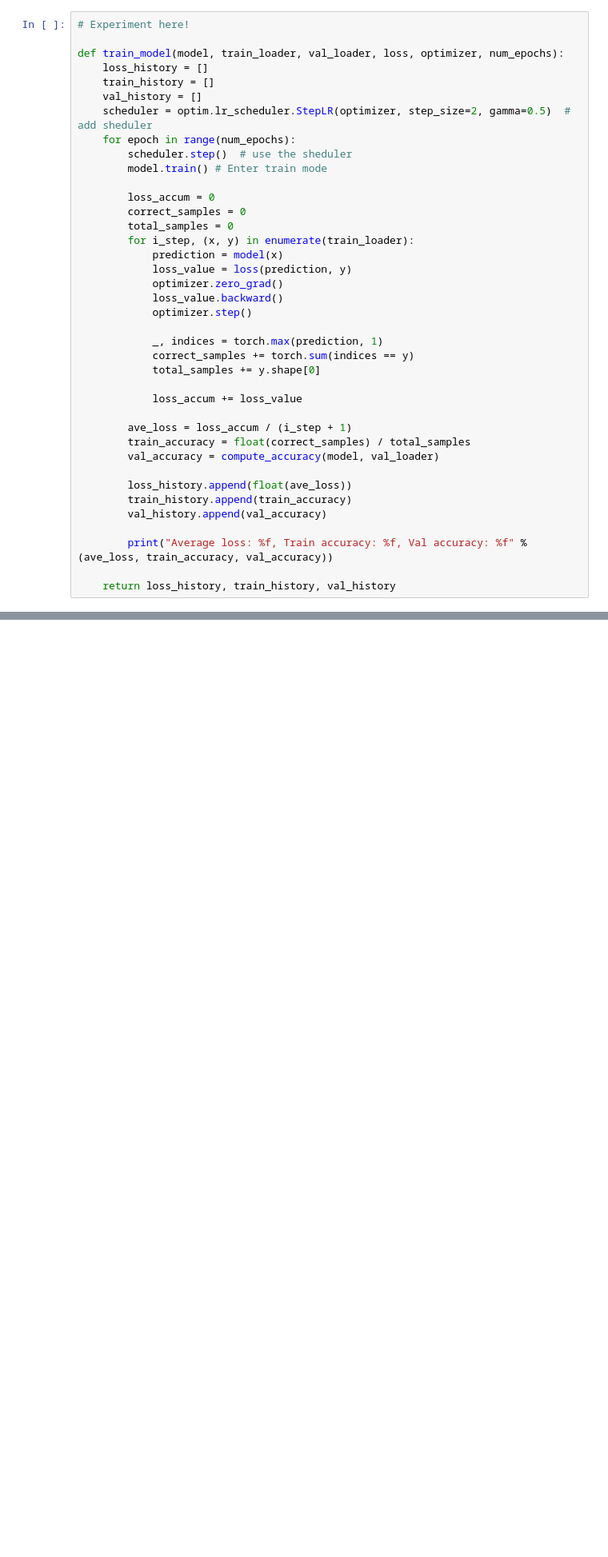
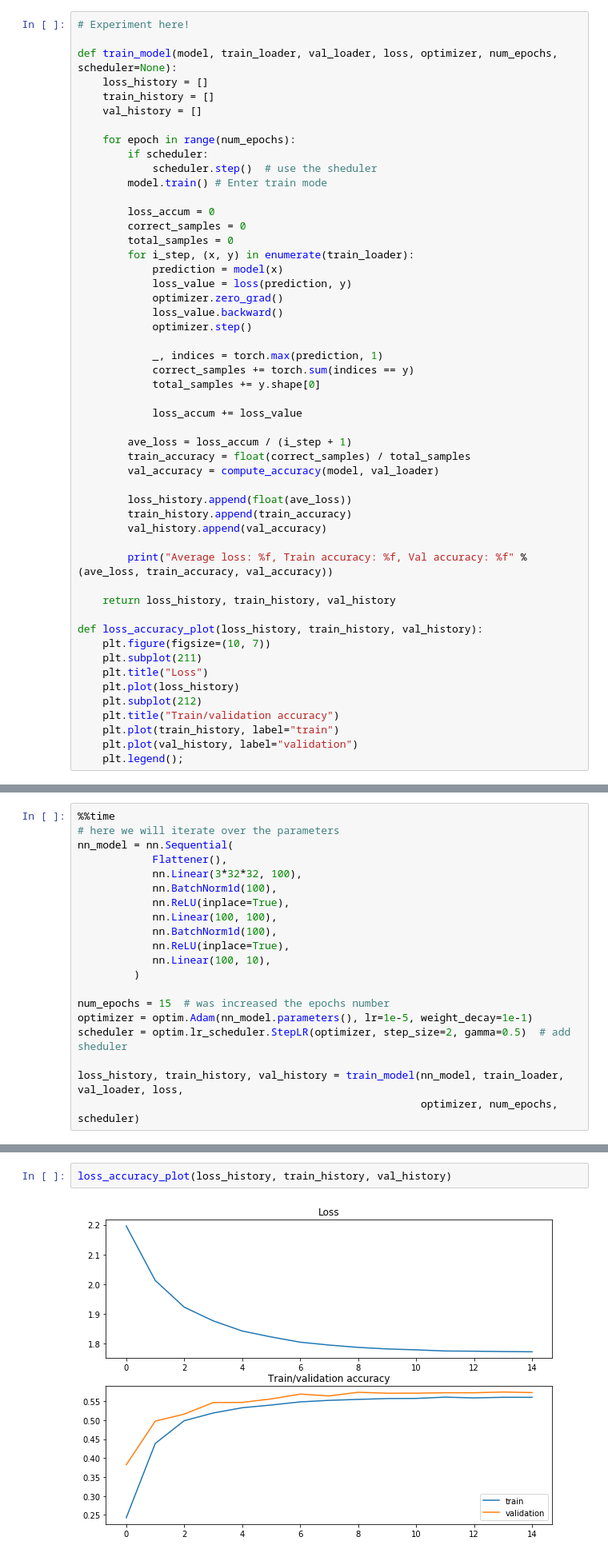
Before and after one commit to shereshevskiy/dlcourse_ai, a Jupyter notebook: assignments/assignment2/PyTorch.ipynb, the cells around one changed output, grey strips where cells are left out. Shown at 80% size. Saved outputs shown, nothing was run; the diff lists cells and outputs as text; blank space fills up the shorter version.

```diff
--- a/assignments/assignment2/PyTorch.ipynb
+++ b/assignments/assignment2/PyTorch.ipynb
@@ -519,13 +521,14 @@ Test accuracy: 0.4959
 # %%
 # Experiment here!
 
-def train_model(model, train_loader, val_loader, loss, optimizer, num_epochs):
+def train_model(model, train_loader, val_loader, loss, optimizer, num_epochs, scheduler=None):
     loss_history = []
     train_history = []
     val_history = []
-    scheduler = optim.lr_scheduler.StepLR(optimizer, step_size=2, gamma=0.5)  # add sheduler
+
     for epoch in range(num_epochs):
-        scheduler.step()  # use the sheduler
+        if scheduler:
+            scheduler.step()  # use the sheduler
         model.train() # Enter train mode
 
         loss_accum = 0
@@ -555,3 +558,14 @@ def train_model(model, train_loader, val_loader, loss, optimizer, num_epochs):
         print("Average loss: %f, Train accuracy: %f, Val accuracy: %f" % (ave_loss, train_accuracy, val_accuracy))
 
     return loss_history, train_history, val_history
+
+def loss_accuracy_plot(loss_history, train_history, val_history):
+    plt.figure(figsize=(10, 7))
+    plt.subplot(211)
+    plt.title("Loss")
+    plt.plot(loss_history)
+    plt.subplot(212)
+    plt.title("Train/validation accuracy")
+    plt.plot(train_history, label="train")
+    plt.plot(val_history, label="validation")
+    plt.legend();
@@ -610,0 +699,20 @@ Test accuracy: 0.5535
+# %%
+%%time
+# here we will iterate over the parameters
+nn_model = nn.Sequential(
+            Flattener(),
+            nn.Linear(3*32*32, 100),
+            nn.BatchNorm1d(100),
+            nn.ReLU(inplace=True),
+            nn.Linear(100, 100),
+            nn.BatchNorm1d(100),
+            nn.ReLU(inplace=True),
+            nn.Linear(100, 10),
+         )
+
+num_epochs = 15  # was increased the epochs number
+optimizer = optim.Adam(nn_model.parameters(), lr=1e-5, weight_decay=1e-1)
+scheduler = optim.lr_scheduler.StepLR(optimizer, step_size=2, gamma=0.5)  # add sheduler
+
+loss_history, train_history, val_history = train_model(nn_model, train_loader, val_loader, loss,
+                                                       optimizer, num_epochs, scheduler)
@@ -610,0 +736,4 @@ Test accuracy: 0.5535
+# %%
+loss_accuracy_plot(loss_history, train_history, val_history)
+# %% [output]
+[figure, added]
```
Also changed, not shown: parts of 29 cells of this notebook.
